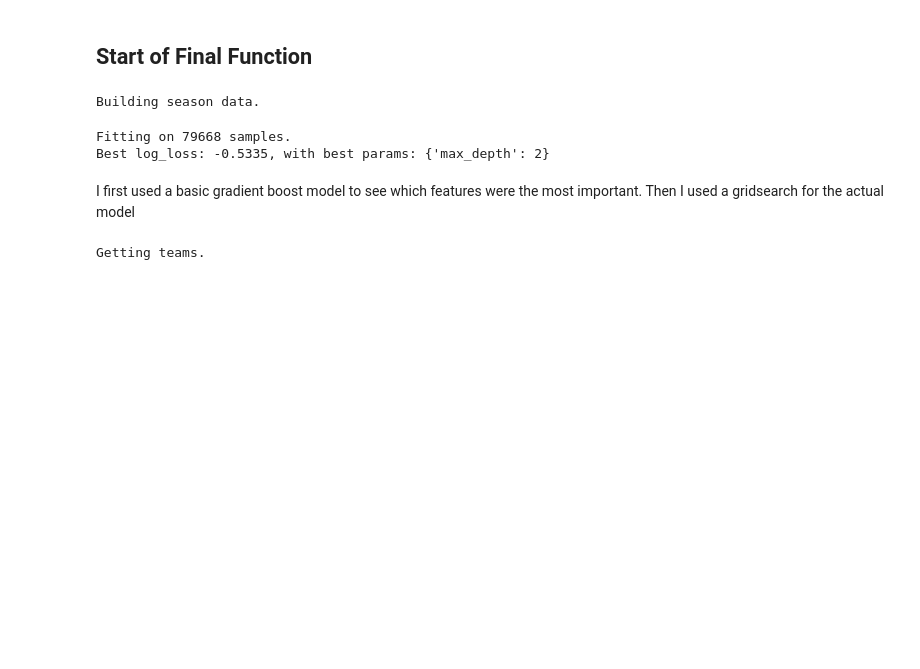
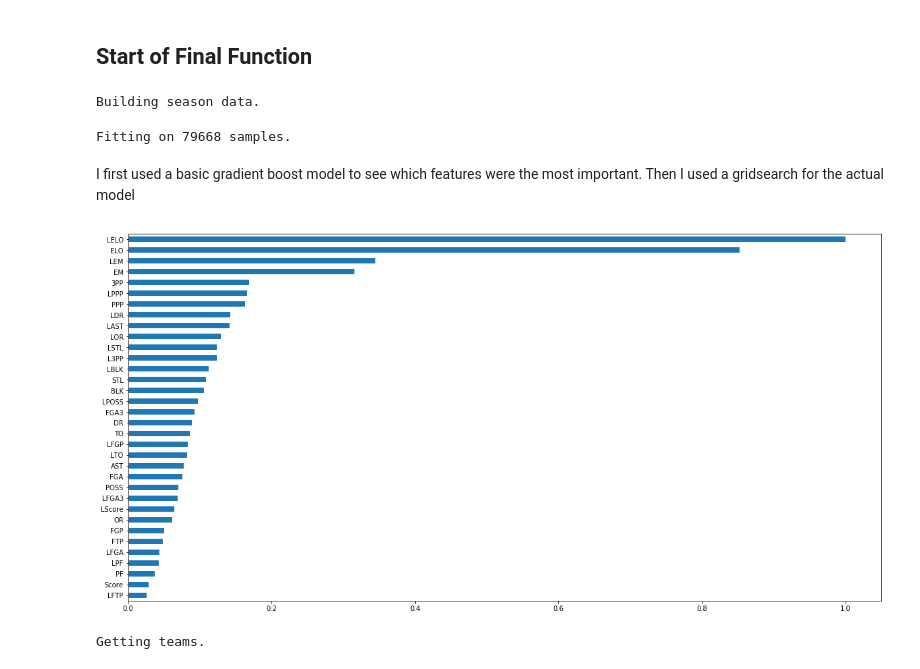
Before and after one commit to emorrell23/ncaa_kaggle_2018, a Jupyter notebook: Kaggle NCAA 2018.ipynb, the cells around one changed output. Drawn from its saved outputs; the diff is of its cells as text; code cells hidden in the pictures; blank space fills up the shorter version.

```diff
--- a/Kaggle NCAA 2018.ipynb
+++ b/Kaggle NCAA 2018.ipynb
@@ -99,7 +99,7 @@ def update_stats(season, team, fields):
         if key not in team_stats[season][team]:
             team_stats[season][team][key] = []
 
-        if len(team_stats[season][team][key]) >= 9:
+        if len(team_stats[season][team][key]) >= 15:
             team_stats[season][team][key].pop(0)
         team_stats[season][team][key].append(value)
 # %%
@@ -186,10 +186,8 @@ def build_season_data(all_data):
                 'PF': row['WPF'],
                 'POSS': row['WFGA'] + 0.475 * row['WFTA'] - row['WOR'] + row['WTO'],
                 'PPP': row['WScore']/(row['WFGA'] + 0.475 * row['WFTA'] - row['WOR'] + row['WTO']),
-                'OPPP': row['LScore']/(row['LFGA'] + 0.475 * row['LFTA'] - row['LOR'] + row['LTO']),
                 'EM': (row['WScore']/(row['WFGA'] + 0.475 * row['WFTA'] - row['WOR'] + row['WTO']) -
                        row['LScore']/(row['LFGA'] + 0.475 * row['LFTA'] - row['LOR'] + row['LTO']))
-
             }
             stat_2_fields = {
                 'Score': row['LScore'],
@@ -207,11 +205,8 @@ def build_season_data(all_data):
                 'PF': row['LPF'],
                 'POSS': row['LFGA'] + 0.475 * row['LFTA'] - row['LOR'] + row['LTO'],
                 'PPP': row['LScore']/(row['LFGA'] + 0.475 * row['LFTA'] - row['LOR'] + row['LTO']),
-                'OPPP': row['WScore']/(row['WFGA'] + 0.475 * row['WFTA'] - row['WOR'] + row['WTO']),
                 'EM': (row['LScore']/(row['LFGA'] + 0.475 * row['LFTA'] - row['LOR'] + row['LTO']) -
                        row['WScore']/(row['WFGA'] + 0.475 * row['WFTA'] - row['WOR'] + row['WTO']))
-
-
             }
             update_stats(row['Season'], row['WTeamID'], stat_1_fields)
             update_stats(row['Season'], row['LTeamID'], stat_2_fields)
@@ -255,8 +250,8 @@ Building season data.
 # %%
 # Create Dataframe to make it easier to see what we have
 df_X = pd.DataFrame(X, columns=['ELO', 'Score','FGP', 'FGA', 'FGA3', '3PP', 'FTP', 'OR', 'DR', 'AST',
-               'TO', 'STL', 'BLK', 'PF', 'POSS','PPP', 'OPPP', 'EM', 'LELO', 'LScore','LFGP', 'LFGA', 'LFGA3', 'L3PP', 'LFTP', 'LOR', 'LDR', 'LAST',
-               'LTO', 'LSTL', 'LBLK', 'LPF', 'LPOSS','LPPP', 'LOPPP', 'LEM'])
+               'TO', 'STL', 'BLK', 'PF', 'POSS','PPP', 'EM', 'LELO', 'LScore','LFGP', 'LFGA', 'LFGA3', 'L3PP', 'LFTP', 'LOR', 'LDR', 'LAST',
+               'LTO', 'LSTL', 'LBLK', 'LPF', 'LPOSS', 'LPPP', 'LEM'])
 # %%
 # Fit the model.
 print("Fitting on %d samples." % len(X))
@@ -269,11 +264,11 @@ Xs = df_X.values
 # logreg = LogisticRegression()
 # params = {'C': np.logspace(start=-5, stop=3, num=9)}
 
-gb = GradientBoostingClassifier(n_estimators=250)
-params = {'max_depth': [2]}
-model = GridSearchCV(gb, params, scoring='neg_log_loss', refit=True)
-model.fit(Xs, y)
-print('Best log_loss: {:.4}, with best params: {}'.format(model.best_score_, model.best_params_))
+# gb = GradientBoostingClassifier(n_estimators=250)
+# params = {'max_depth': [2]}
+# model = GridSearchCV(gb, params, scoring='neg_log_loss', refit=True)
+# model.fit(Xs, y)
+# print('Best log_loss: {:.4}, with best params: {}'.format(model.best_score_, model.best_params_))
 
 # # Check accuracy.
 # print("Doing cross-validation.")
@@ -284,20 +279,25 @@ print('Best log_loss: {:.4}, with best params: {}'.format(model.best_score_, mod
 # model.fit(X, y)
 # %% [output]
 Fitting on 79668 samples.
-Best log_loss: -0.5335, with best params: {'max_depth': 2}
 # %% [markdown]
 I first used a basic gradient boost model to see which features were the most important. Then I used a gridsearch for the actual model
 # %%
-# # Show feature importance
-# def showFeatureImportance(my_categories):
-#     fx_imp = pd.Series(model.feature_importances_, index=my_categories)
-#     fx_imp /= fx_imp.max()
-#     fx_imp = fx_imp.sort_values()
-#     plt.figure(figsize=(20,10))
-#     fx_imp.plot(kind='barh')
+# Show feature importance
+model = GradientBoostingClassifier(n_estimators=250,max_depth=2)
+model.fit(Xs, y)
+
+def showFeatureImportance(my_categories):
+    fx_imp = pd.Series(model.feature_importances_, index=my_categories)
+    fx_imp /= fx_imp.max()
+    fx_imp = fx_imp.sort_values()
+    plt.figure(figsize=(20,10))
+    fx_imp.plot(kind='barh')
+    plt.savefig('Feature_Importances.png')
 
 
-# showFeatureImportance(df_X.columns)
+showFeatureImportance(df_X.columns)
+# %% [output]
+[figure, added]
 # %%
 # Now predict tournament matchups.
 print("Getting teams.")
```
Also changed, not shown: parts of 1 cell of this notebook.
